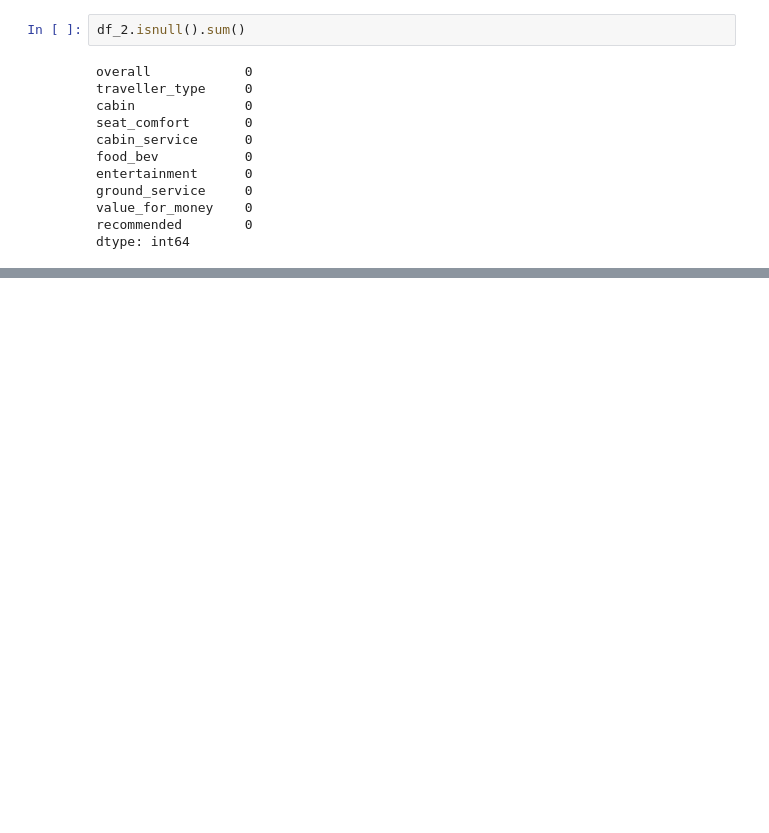
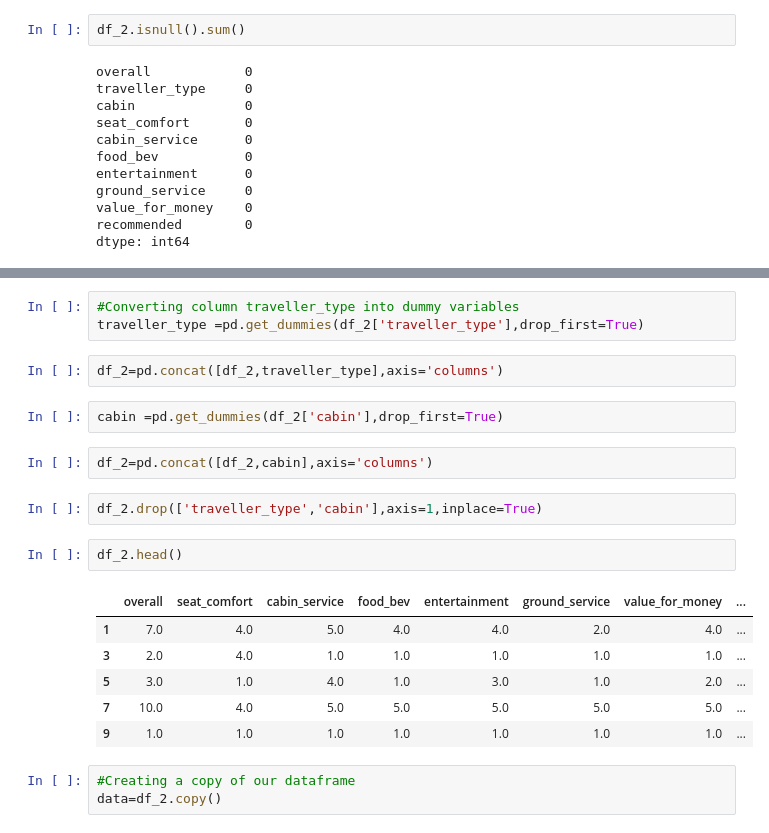
Before and after one commit to pranilthorat/Airline-Passenger-Referral-Prediction-classification, a Jupyter notebook: github_commit_for_capstone_project(3)_airline_passenger_refferal_classification.ipynb, the cells around one changed output, grey strips where cells are left out. Saved outputs shown, nothing was run; the diff lists cells and outputs as text; blank space fills up the shorter version.

```diff
--- a/github_commit_for_capstone_project(3)_airline_passenger_refferal_classification.ipynb
+++ b/github_commit_for_capstone_project(3)_airline_passenger_refferal_classification.ipynb
@@ -387,0 +417,23 @@ dtype: int64
+# %%
+#Converting column traveller_type into dummy variables
+traveller_type =pd.get_dummies(df_2['traveller_type'],drop_first=True)
+# %%
+df_2=pd.concat([df_2,traveller_type],axis='columns')
+# %%
+cabin =pd.get_dummies(df_2['cabin'],drop_first=True)
+# %%
+df_2=pd.concat([df_2,cabin],axis='columns')
+# %%
+df_2.drop(['traveller_type','cabin'],axis=1,inplace=True)
+# %%
+df_2.head()
+# %% [output]
+|  | overall | seat_comfort | cabin_service | food_bev | entertainment | ground_service | value_for_money | ... |
+| 1 | 7.0 | 4.0 | 5.0 | 4.0 | 4.0 | 2.0 | 4.0 | ... |
+| 3 | 2.0 | 4.0 | 1.0 | 1.0 | 1.0 | 1.0 | 1.0 | ... |
+| 5 | 3.0 | 1.0 | 4.0 | 1.0 | 3.0 | 1.0 | 2.0 | ... |
+| 7 | 10.0 | 4.0 | 5.0 | 5.0 | 5.0 | 5.0 | 5.0 | ... |
+| 9 | 1.0 | 1.0 | 1.0 | 1.0 | 1.0 | 1.0 | 1.0 | ... |
+# %%
+#Creating a copy of our dataframe
+data=df_2.copy()
```
Also changed, not shown: parts of 19 cells of this notebook.
